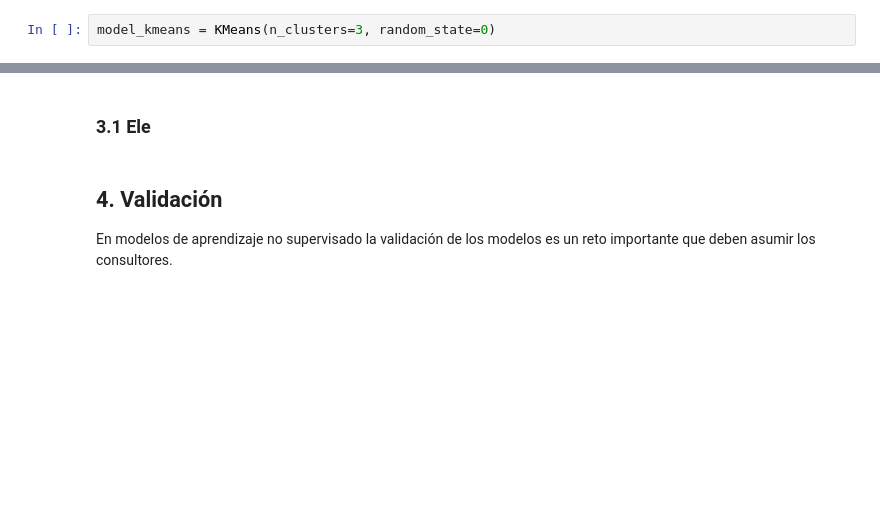
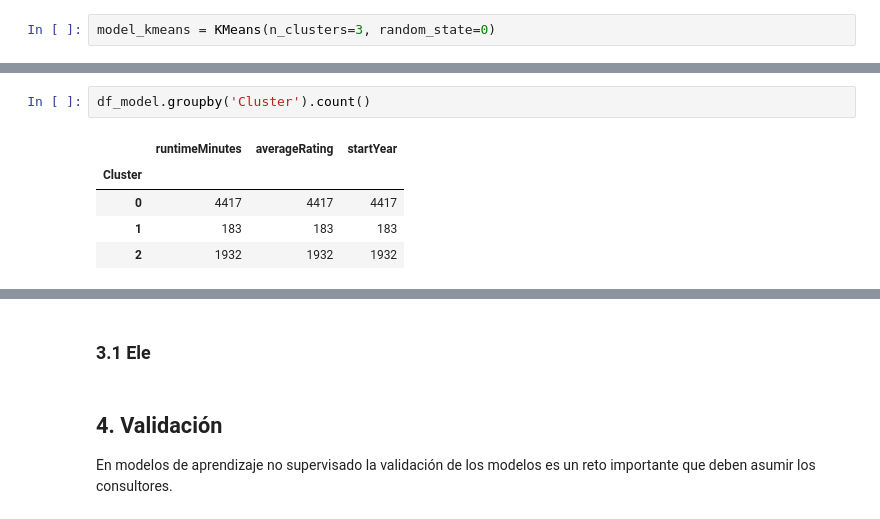
Before and after one commit to montejs3/Bi, a Jupyter notebook: LabBi/lab.ipynb, the cells around one changed output, grey strips where cells are left out. Cells and saved outputs as stored; diff of their text form; blank space fills up the shorter version.

```diff
--- a/LabBi/lab.ipynb
+++ b/LabBi/lab.ipynb
@@ -468,0 +490,8 @@ ValueError: could not convert string to float: '\\N'
+# %%
+df_model.groupby('Cluster').count()
+# %% [output]
+|  | runtimeMinutes | averageRating | startYear |
+| Cluster |  |  |  |
+| 0 | 4417 | 4417 | 4417 |
+| 1 | 183 | 183 | 183 |
+| 2 | 1932 | 1932 | 1932 |
```
Also changed, not shown: parts of 15 cells of this notebook.
